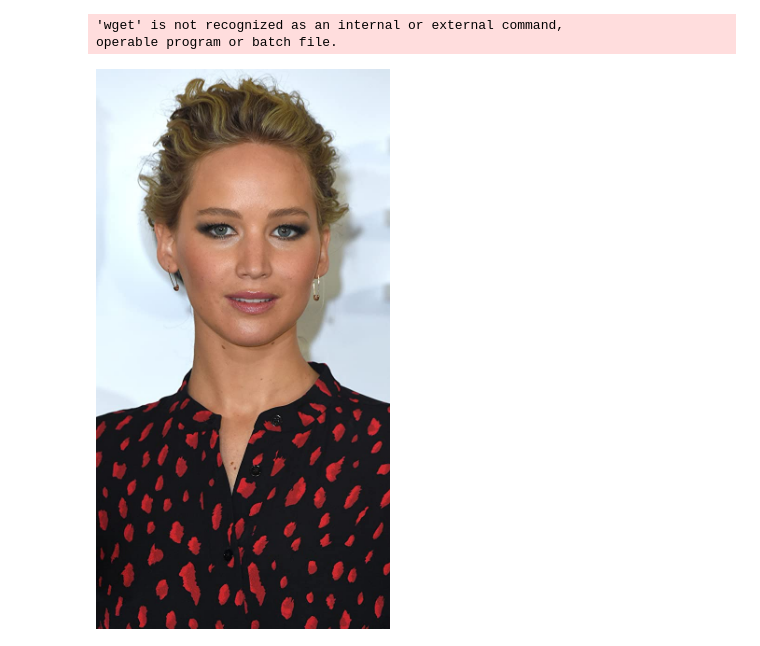
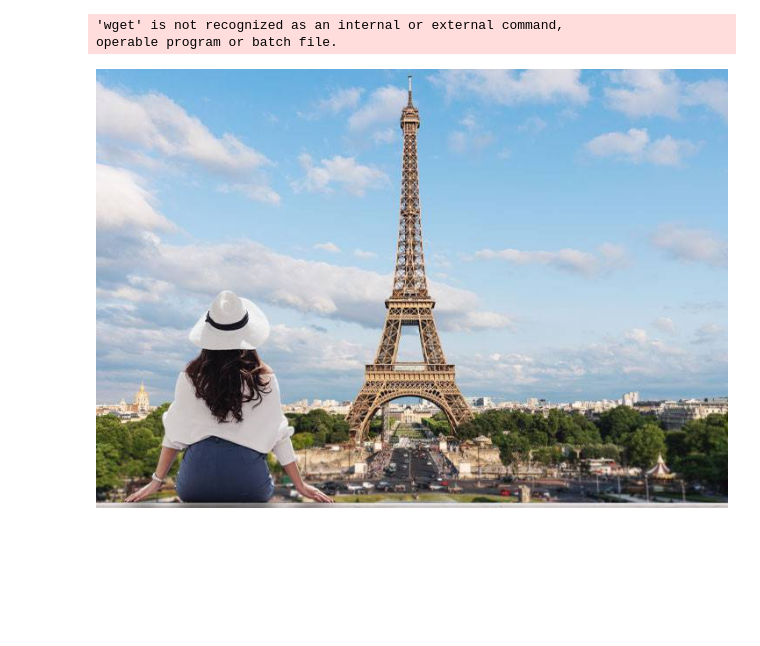
Before and after one commit to harryy0112/AvatarCraft-Self, a Jupyter notebook: cartoongan/notebooks/standalone_cartoonify.ipynb, the cells around one changed output. Drawn from its saved outputs; the diff is of its cells as text; code cells hidden in the pictures; blank space fills up the shorter version.

```diff
--- a/cartoongan/notebooks/standalone_cartoonify.ipynb
+++ b/cartoongan/notebooks/standalone_cartoonify.ipynb
@@ -313,12 +316,12 @@ for style in tqdm(styles):
 'wget' is not recognized as an internal or external command,
 operable program or batch file.
 # %%
-path = "./../../test-images/lawrence.jpg"
+path = "./../../test-images/paris.jpg"
 
 img = Image.open(path)
 img
 # %% [output]
-[figure, old version]
+[figure, new version]
 # %%
 style = "Hosoda"
 # %%
```
Also changed, not shown: parts of 3 cells of this notebook, 3 other files.
